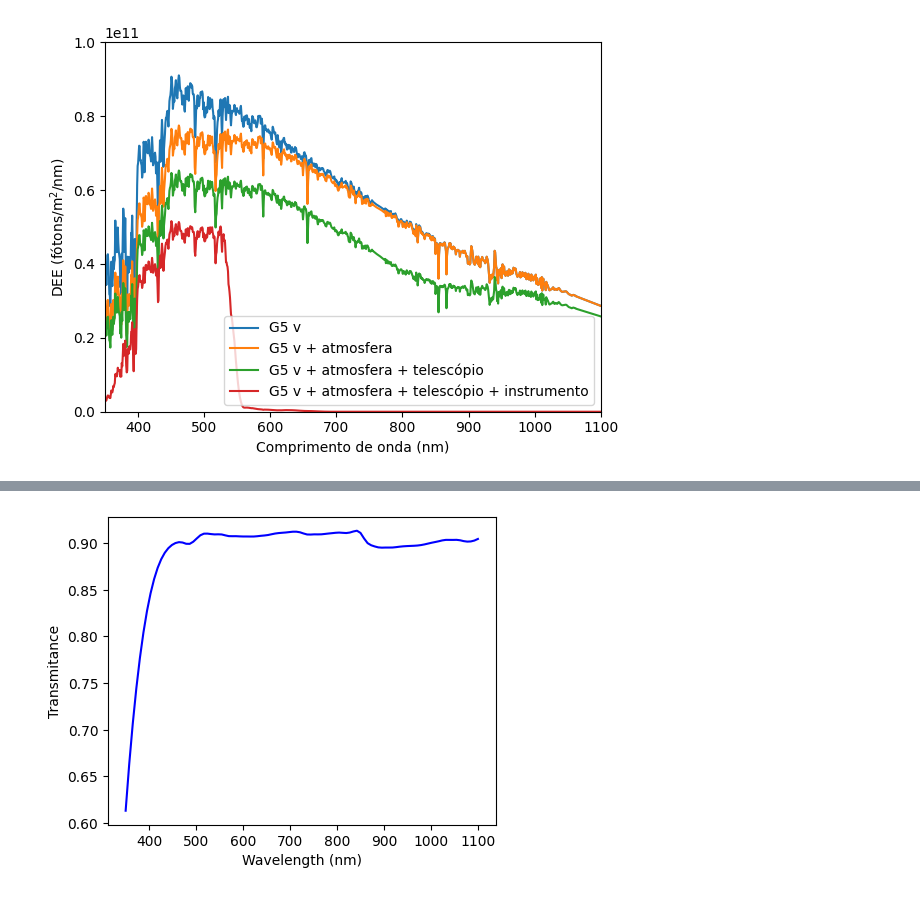
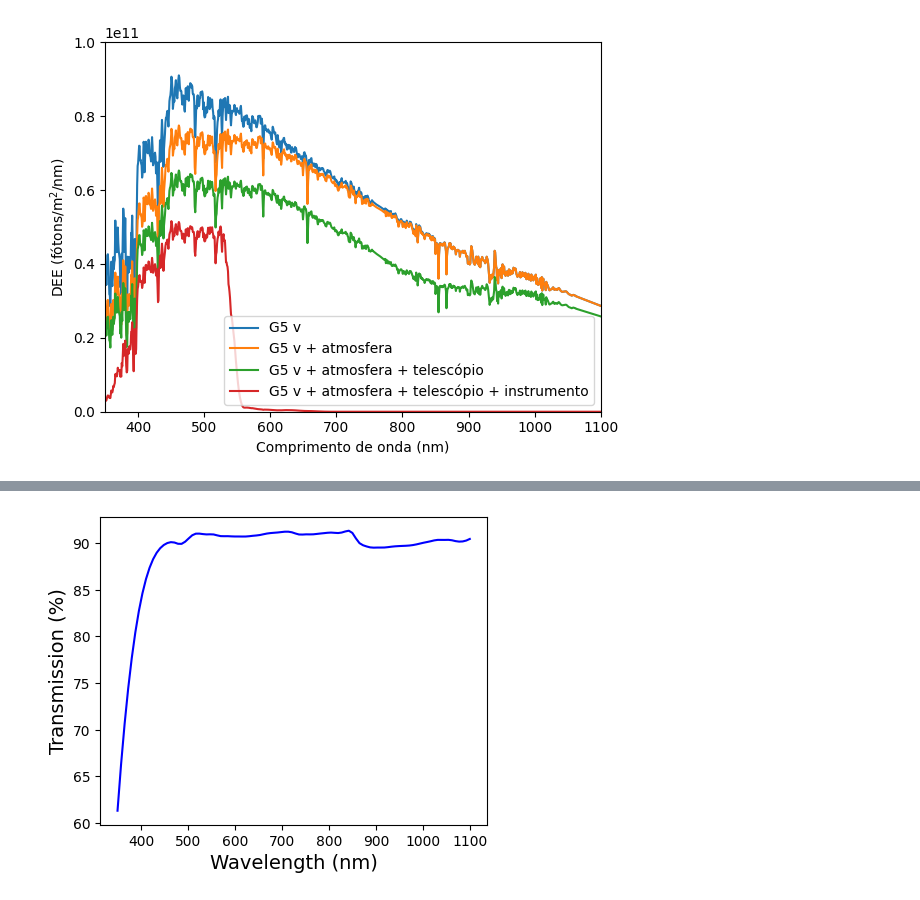
Before and after one commit to DBernardes/AIS, a Jupyter notebook: notebook/spectral_responses.ipynb, the cells around one changed output, grey strips where cells are left out. Cells and saved outputs as stored; diff of their text form; code cells hidden in the pictures.

```diff
--- a/notebook/spectral_responses.ipynb
+++ b/notebook/spectral_responses.ipynb
@@ -486,22 +488,23 @@ plt.savefig(os.path.join("figures", "depolarizador_transmissao.png"), dpi=300)
 # %%
 # PLOT SPECTRAL RESPONSE OF AN UNIQUE OPTICAL COMPONENT
 
 import os
 
 import matplotlib.pyplot as plt
 import numpy as np
 
 from AIS.Spectral_Response import Channel
 
+fontsize = 14
 wv = np.linspace(350, 1100, 100)
 ch = Channel(1)
 ch.obj_wavelength = wv
-trans = ch.get_spectral_response(wv, "ANALYZER.csv")
+trans = ch.get_spectral_response(wv, "ANALYZER.csv") * 100
 
 plt.figure(figsize=(5, 4))
 plt.plot(wv, trans, "b")
-plt.ylabel("Transmitance")
-plt.xlabel("Wavelength (nm)")
+plt.ylabel("Transmission (%)", fontsize=fontsize)
+plt.xlabel("Wavelength (nm)", fontsize=fontsize)
 plt.savefig(os.path.join("figures", "analisador_transmitance.png"), dpi=300)
 # %% [output]
-[figure, old version]
+[figure, new version]
```
Also changed, not shown: parts of 4 cells of this notebook, 5 other files.
